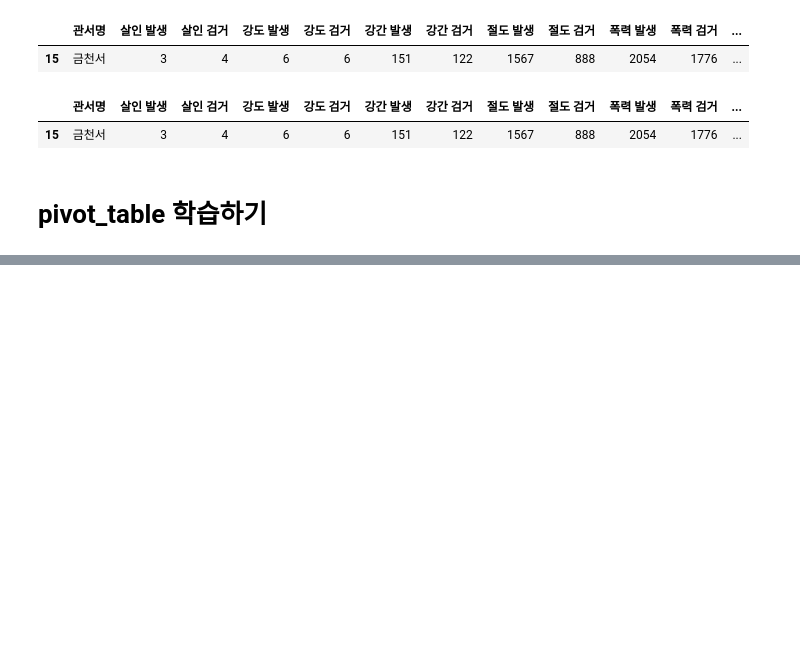
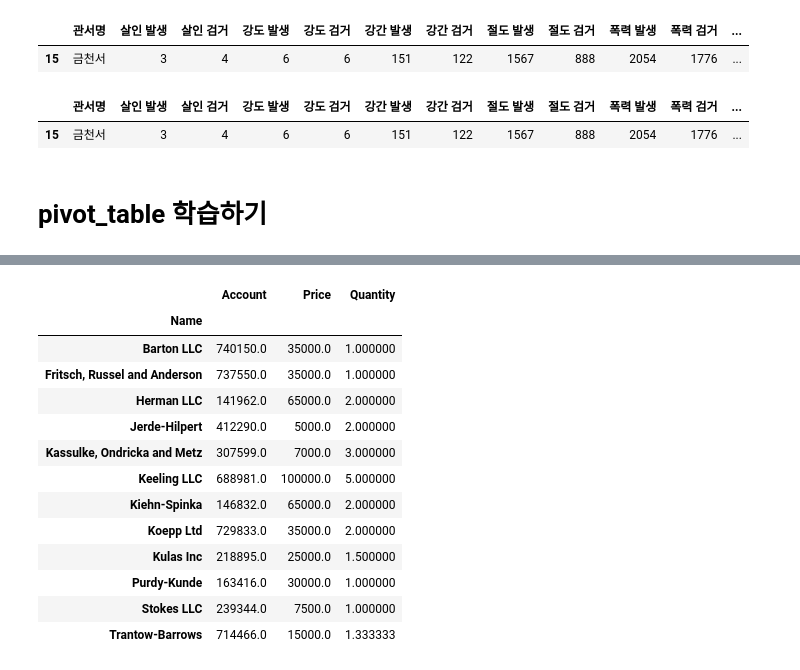
Before and after one commit to ssam1213/pandas_study, a Jupyter notebook: 02. Analysis for crime in Seoul.ipynb, the cells around one changed output, grey strips where cells are left out. Cells and saved outputs as stored; diff of their text form; code cells hidden in the pictures; blank space fills up the shorter version.

```diff
--- a/02. Analysis for crime in Seoul.ipynb
+++ b/02. Analysis for crime in Seoul.ipynb
@@ -191,0 +189,17 @@ crime_anal_police.to_csv('../data/02. crime_in_Seouc_include_gu_name.csv', sep='
+# %%
+pd.pivot_table(df,index=["Name"])
+# %% [output]
+|  | Account | Price | Quantity |
+| Name |  |  |  |
+| Barton LLC | 740150.0 | 35000.0 | 1.000000 |
+| Fritsch, Russel and Anderson | 737550.0 | 35000.0 | 1.000000 |
+| Herman LLC | 141962.0 | 65000.0 | 2.000000 |
+| Jerde-Hilpert | 412290.0 | 5000.0 | 2.000000 |
+| Kassulke, Ondricka and Metz | 307599.0 | 7000.0 | 3.000000 |
+| Keeling LLC | 688981.0 | 100000.0 | 5.000000 |
+| Kiehn-Spinka | 146832.0 | 65000.0 | 2.000000 |
+| Koepp Ltd | 729833.0 | 35000.0 | 2.000000 |
+| Kulas Inc | 218895.0 | 25000.0 | 1.500000 |
+| Purdy-Kunde | 163416.0 | 30000.0 | 1.000000 |
+| Stokes LLC | 239344.0 | 7500.0 | 1.000000 |
+| Trantow-Barrows | 714466.0 | 15000.0 | 1.333333 |
```
Also changed, not shown: parts of 7 cells of this notebook.
